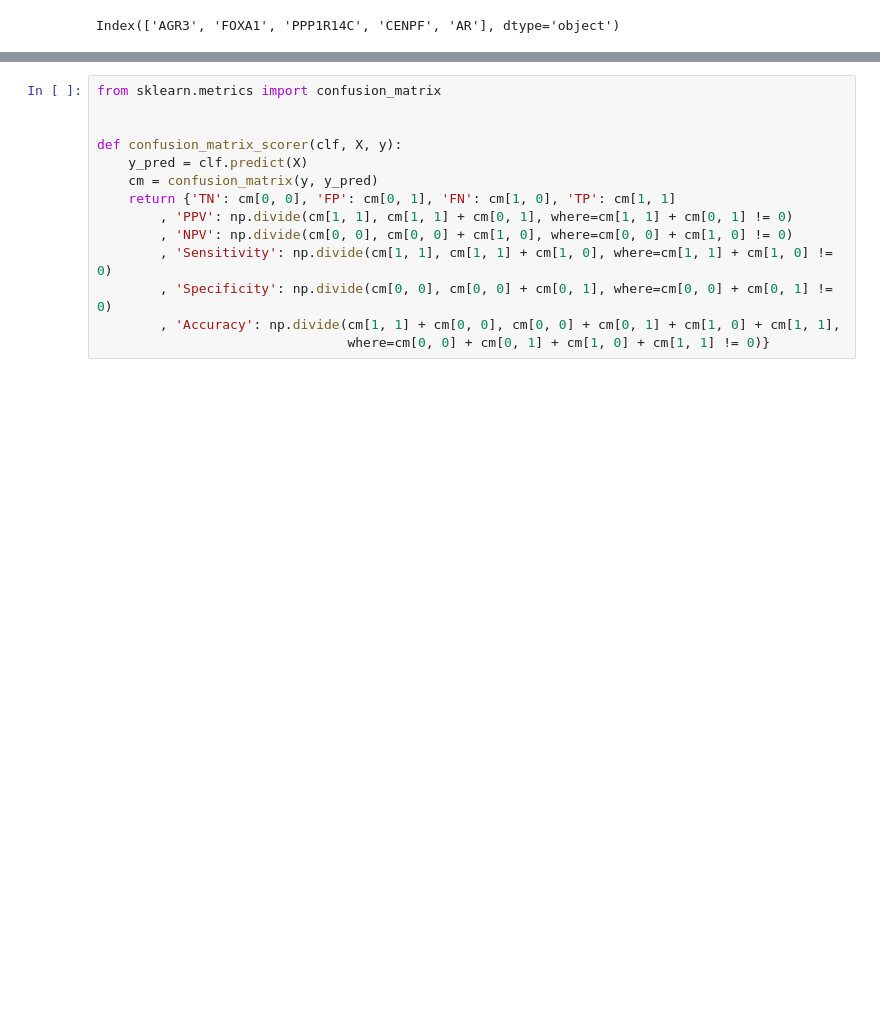
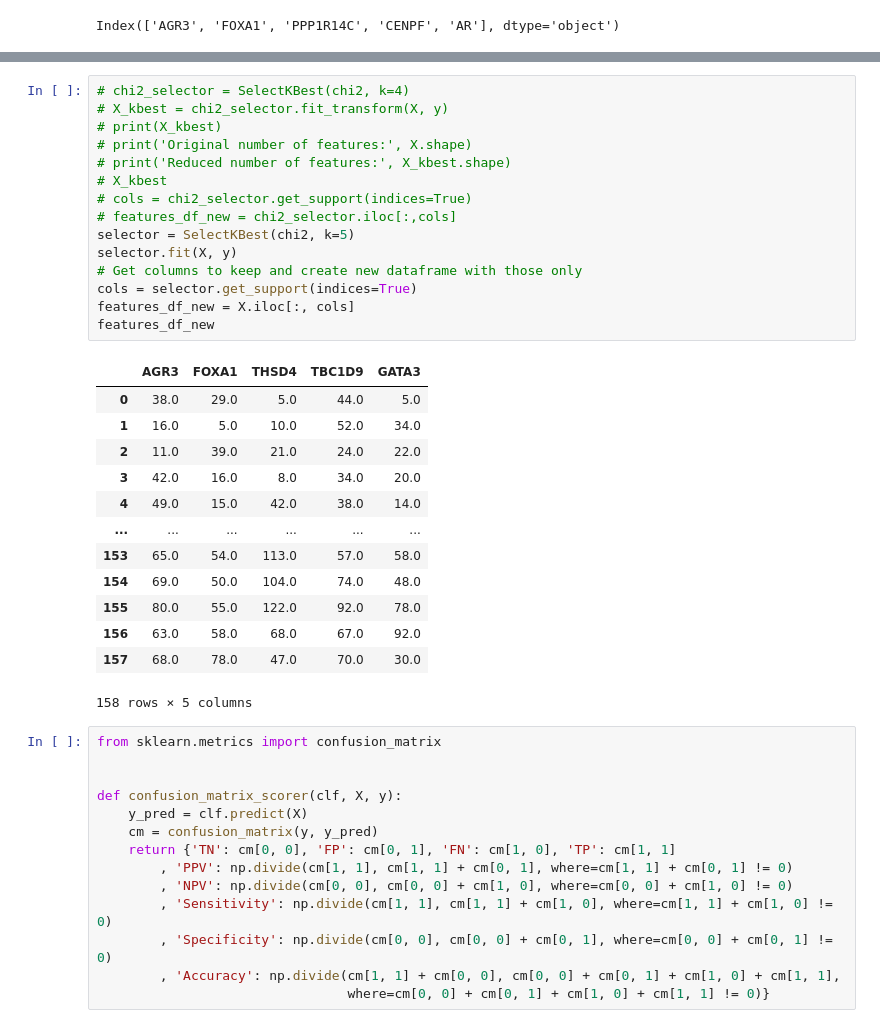
Before and after one commit to ehsanap7/machineLearning, a Jupyter notebook: FCELL.ipynb, the cells around one changed output, grey strips where cells are left out. Saved outputs shown, nothing was run; the diff lists cells and outputs as text; blank space fills up the shorter version.

```diff
--- a/FCELL.ipynb
+++ b/FCELL.ipynb
@@ -176,3 +236,32 @@ Index(['AGR3', 'FOXA1', 'PPP1R14C', 'CENPF', 'AR'], dtype='object')
+# %%
+# chi2_selector = SelectKBest(chi2, k=4)
+# X_kbest = chi2_selector.fit_transform(X, y)
+# print(X_kbest)
+# print('Original number of features:', X.shape)
+# print('Reduced number of features:', X_kbest.shape)
+# X_kbest
+# cols = chi2_selector.get_support(indices=True)
+# features_df_new = chi2_selector.iloc[:,cols]
+selector = SelectKBest(chi2, k=5)
+selector.fit(X, y)
+# Get columns to keep and create new dataframe with those only
+cols = selector.get_support(indices=True)
+features_df_new = X.iloc[:, cols]
+features_df_new
+# %% [output]
+|  | AGR3 | FOXA1 | THSD4 | TBC1D9 | GATA3 |
+| 0 | 38.0 | 29.0 | 5.0 | 44.0 | 5.0 |
+| 1 | 16.0 | 5.0 | 10.0 | 52.0 | 34.0 |
+| 2 | 11.0 | 39.0 | 21.0 | 24.0 | 22.0 |
+| 3 | 42.0 | 16.0 | 8.0 | 34.0 | 20.0 |
+| 4 | 49.0 | 15.0 | 42.0 | 38.0 | 14.0 |
+| ... | ... | ... | ... | ... | ... |
+| 153 | 65.0 | 54.0 | 113.0 | 57.0 | 58.0 |
+| 154 | 69.0 | 50.0 | 104.0 | 74.0 | 48.0 |
+| 155 | 80.0 | 55.0 | 122.0 | 92.0 | 78.0 |
+| 156 | 63.0 | 58.0 | 68.0 | 67.0 | 92.0 |
+| 157 | 68.0 | 78.0 | 47.0 | 70.0 | 30.0 |
+158 rows × 5 columns
 # %%
 from sklearn.metrics import confusion_matrix
 
```
Also changed, not shown: parts of 27 cells of this notebook, 3 other files.
